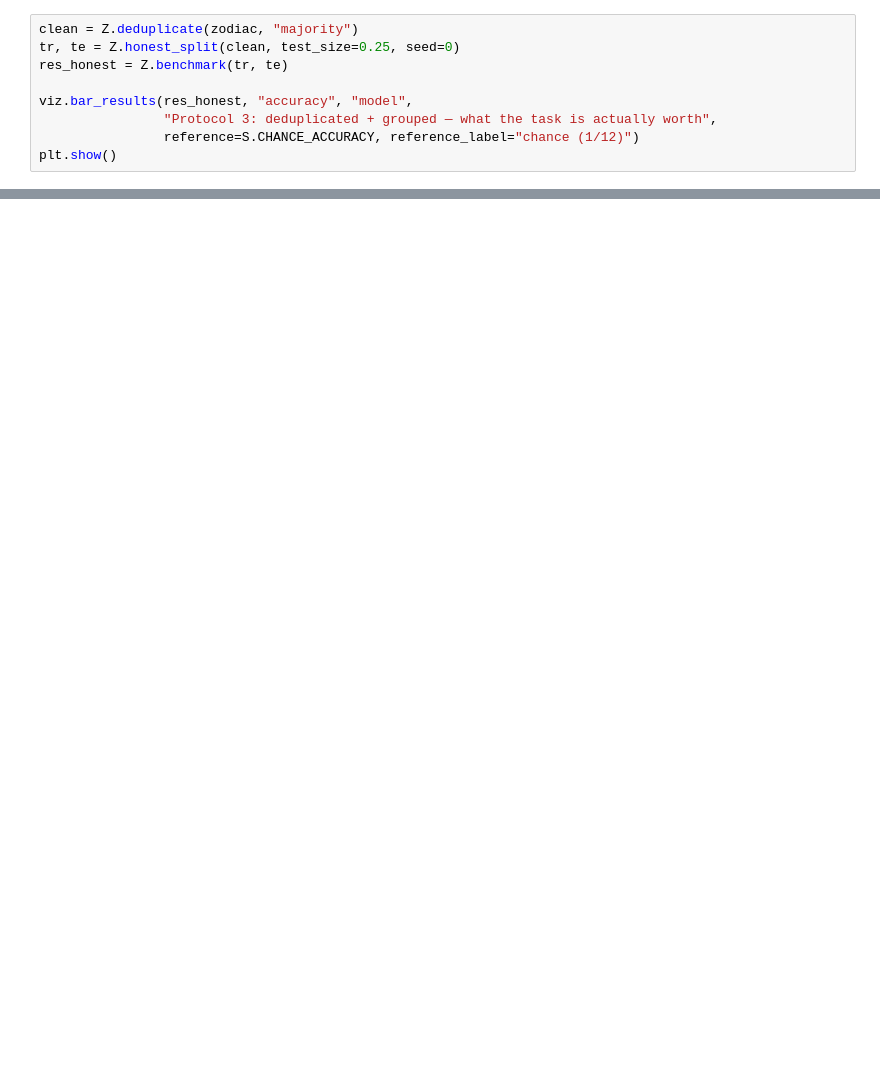
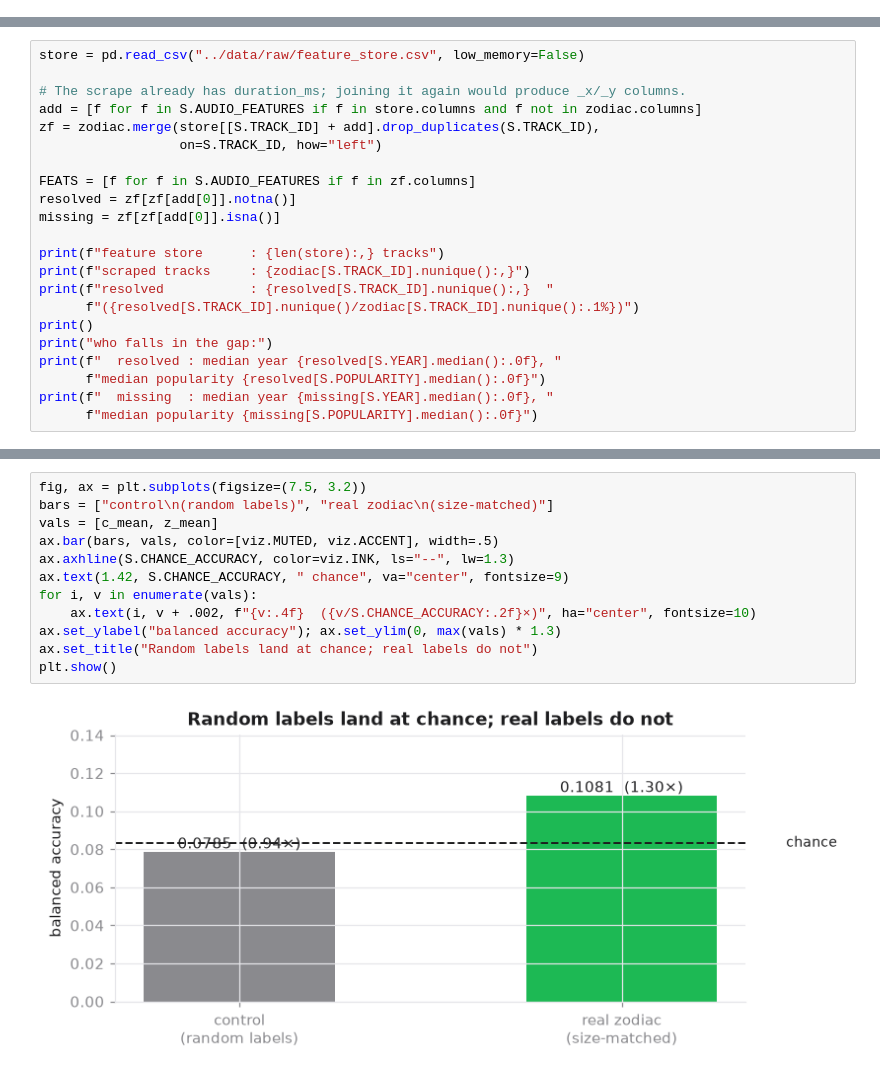
Before and after one commit to AkinSu/AIM-Music-Matching, a Jupyter notebook: ml/notebooks/01_zodiac_classifier.ipynb, the cells around one changed output, grey strips where cells are left out. Drawn from its saved outputs; the diff is of its cells as text; blank space fills up the shorter version.

```diff
--- a/ml/notebooks/01_zodiac_classifier.ipynb
+++ b/ml/notebooks/01_zodiac_classifier.ipynb
@@ -256,9 +0,0 @@ Decision tree (depth 8)  0.082380   0.988558
-# %%
-clean = Z.deduplicate(zodiac, "majority")
-tr, te = Z.honest_split(clean, test_size=0.25, seed=0)
-res_honest = Z.benchmark(tr, te)
-
-viz.bar_results(res_honest, "accuracy", "model",
-                "Protocol 3: deduplicated + grouped — what the task is actually worth",
-                reference=S.CHANCE_ACCURACY, reference_label="chance (1/12)")
-plt.show()
@@ -665,0 +44,22 @@ collapsed the moment it met a song outside the training set.
+# %%
+store = pd.read_csv("../data/raw/feature_store.csv", low_memory=False)
+
+# The scrape already has duration_ms; joining it again would produce _x/_y columns.
+add = [f for f in S.AUDIO_FEATURES if f in store.columns and f not in zodiac.columns]
+zf = zodiac.merge(store[[S.TRACK_ID] + add].drop_duplicates(S.TRACK_ID),
+                  on=S.TRACK_ID, how="left")
+
+FEATS = [f for f in S.AUDIO_FEATURES if f in zf.columns]
+resolved = zf[zf[add[0]].notna()]
+missing = zf[zf[add[0]].isna()]
+
+print(f"feature store      : {len(store):,} tracks")
+print(f"scraped tracks     : {zodiac[S.TRACK_ID].nunique():,}")
+print(f"resolved           : {resolved[S.TRACK_ID].nunique():,}  "
+      f"({resolved[S.TRACK_ID].nunique()/zodiac[S.TRACK_ID].nunique():.1%})")
+print()
+print("who falls in the gap:")
+print(f"  resolved : median year {resolved[S.YEAR].median():.0f}, "
+      f"median popularity {resolved[S.POPULARITY].median():.0f}")
+print(f"  missing  : median year {missing[S.YEAR].median():.0f}, "
+      f"median popularity {missing[S.POPULARITY].median():.0f}")
@@ -665,0 +161,14 @@ collapsed the moment it met a song outside the training set.
+# %%
+fig, ax = plt.subplots(figsize=(7.5, 3.2))
+bars = ["control\n(random labels)", "real zodiac\n(size-matched)"]
+vals = [c_mean, z_mean]
+ax.bar(bars, vals, color=[viz.MUTED, viz.ACCENT], width=.5)
+ax.axhline(S.CHANCE_ACCURACY, color=viz.INK, ls="--", lw=1.3)
+ax.text(1.42, S.CHANCE_ACCURACY, " chance", va="center", fontsize=9)
+for i, v in enumerate(vals):
+    ax.text(i, v + .002, f"{v:.4f}  ({v/S.CHANCE_ACCURACY:.2f}×)", ha="center", fontsize=10)
+ax.set_ylabel("balanced accuracy"); ax.set_ylim(0, max(vals) * 1.3)
+ax.set_title("Random labels land at chance; real labels do not")
+plt.show()
+# %% [output]
+[figure, added]
```
Also changed, not shown: parts of 78 cells of this notebook, 1 other file.
